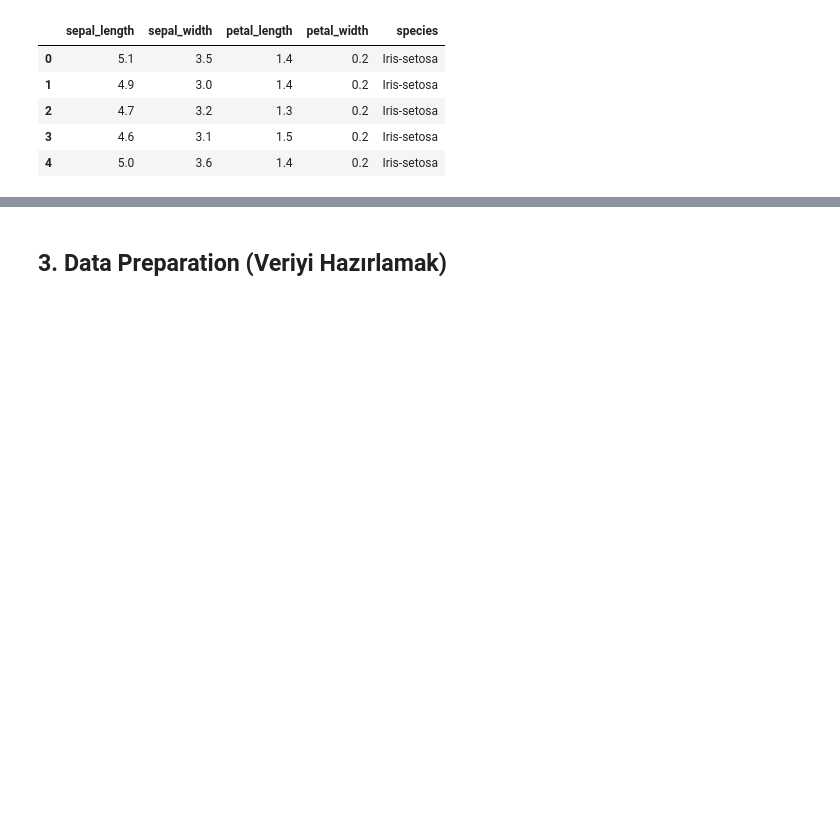
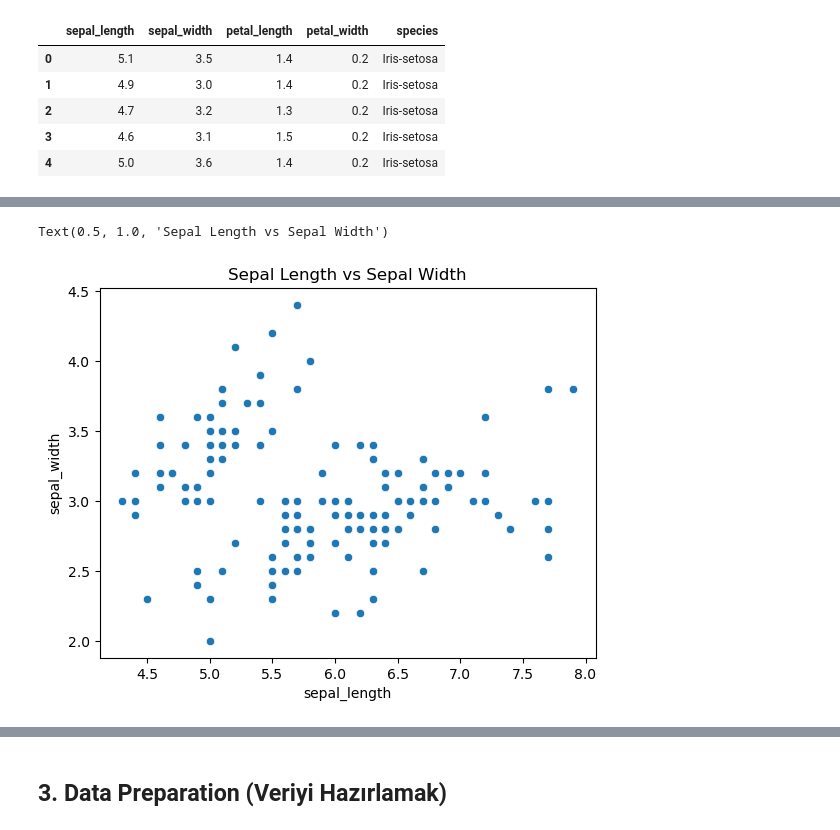
Before and after one commit to onurcakili/dataScienceRepository, a Jupyter notebook: DataScience_Python_Roadmap.ipynb, the cells around one changed output, grey strips where cells are left out. Drawn from its saved outputs; the diff is of its cells as text; code cells hidden in the pictures; blank space fills up the shorter version.

```diff
--- a/DataScience_Python_Roadmap.ipynb
+++ b/DataScience_Python_Roadmap.ipynb
@@ -593,0 +685,10 @@ df.head()
+# %%
+# Scatter plot - Sepal Length vs Sepal Width
+
+# Scatter Plot: İki sayısal değişkenin arasındaki doğrusal ya da doğrusal olmayan ilişkiyi anlamak için.
+
+sns.scatterplot(x=df['sepal_length'], y=df['sepal_width'], data=df)
+plt.title('Sepal Length vs Sepal Width')
+# %% [output]
+Text(0.5, 1.0, 'Sepal Length vs Sepal Width')
+[figure, added]
```
Also changed, not shown: parts of 18 cells of this notebook, 1 other file.
